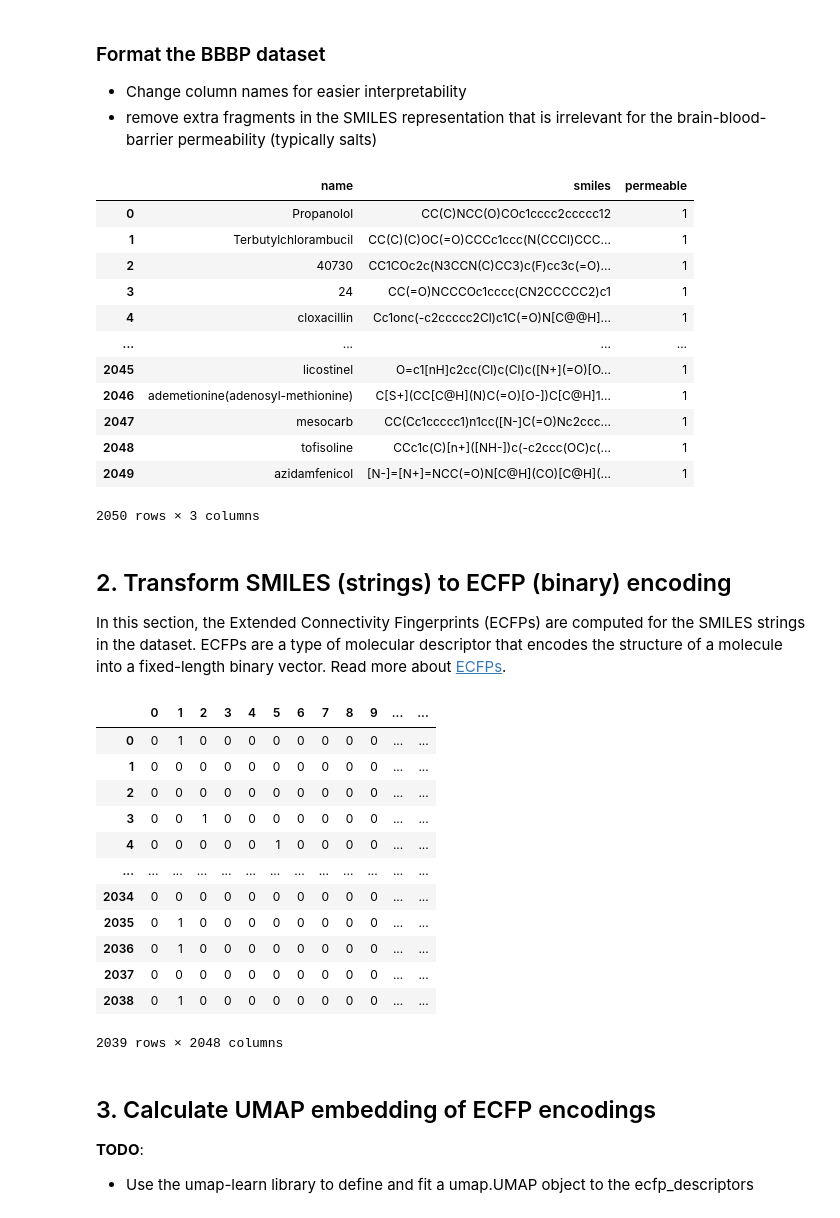
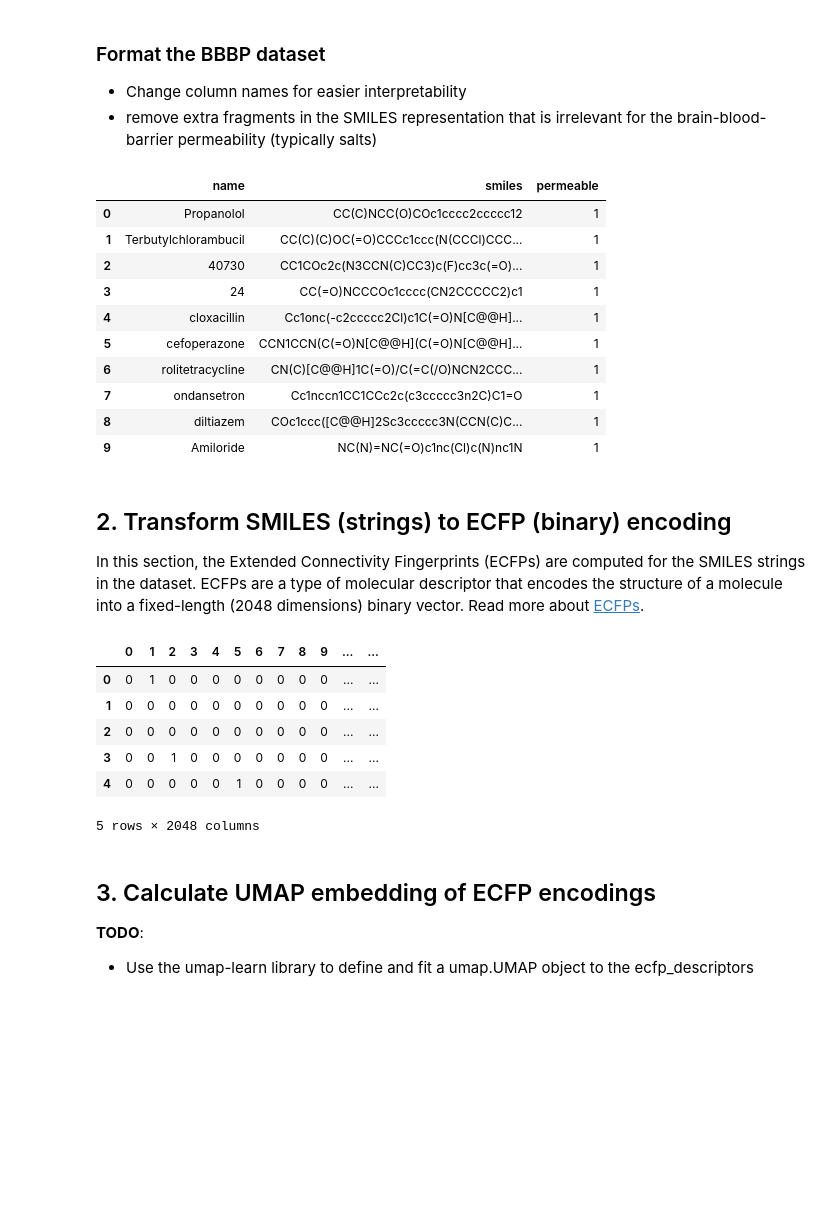
Before and after one commit to moritzmarquardt/workshop_IBEC, a Jupyter notebook: 01_bbbp_visualisation_umap.ipynb, the cells around one changed output. Cells and saved outputs as stored; diff of their text form; code cells hidden in the pictures; blank space fills up the shorter version.

```diff
--- a/01_bbbp_visualisation_umap.ipynb
+++ b/01_bbbp_visualisation_umap.ipynb
@@ -138,7 +143,7 @@ bbbp = bbbp[["name", "smiles", "permeable"]]
 # Remove extra fragments in SMILES
 bbbp["smiles"] = bbbp["smiles"].apply(get_largest_fragment_from_smiles).dropna()
 
-pd.DataFrame(bbbp)
+pd.DataFrame(bbbp).head(10)
 # %% [output]
 |  | name | smiles | permeable |
 | 0 | Propanolol | CC(C)NCC(O)COc1cccc2ccccc12 | 1 |
@@ -146,39 +151,31 @@ pd.DataFrame(bbbp)
 | 2 | 40730 | CC1COc2c(N3CCN(C)CC3)c(F)cc3c(=O)... | 1 |
 | 3 | 24 | CC(=O)NCCCOc1cccc(CN2CCCCC2)c1 | 1 |
 | 4 | cloxacillin | Cc1onc(-c2ccccc2Cl)c1C(=O)N[C@@H]... | 1 |
-| ... | ... | ... | ... |
-| 2045 | licostinel | O=c1[nH]c2cc(Cl)c(Cl)c([N+](=O)[O... | 1 |
-| 2046 | ademetionine(adenosyl-methionine) | C[S+](CC[C@H](N)C(=O)[O-])C[C@H]1... | 1 |
-| 2047 | mesocarb | CC(Cc1ccccc1)n1cc([N-]C(=O)Nc2ccc... | 1 |
-| 2048 | tofisoline | CCc1c(C)[n+]([NH-])c(-c2ccc(OC)c(... | 1 |
-| 2049 | azidamfenicol | [N-]=[N+]=NCC(=O)N[C@H](CO)[C@H](... | 1 |
+| 5 | cefoperazone | CCN1CCN(C(=O)N[C@@H](C(=O)N[C@@H]... | 1 |
+| 6 | rolitetracycline | CN(C)[C@@H]1C(=O)/C(=C(/O)NCN2CCC... | 1 |
+| 7 | ondansetron | Cc1nccn1CC1CCc2c(c3ccccc3n2C)C1=O | 1 |
+| 8 | diltiazem | COc1ccc([C@@H]2Sc3ccccc3N(CCN(C)C... | 1 |
+| 9 | Amiloride | NC(N)=NC(=O)c1nc(Cl)c(N)nc1N | 1 |
-2050 rows × 3 columns
 # %% [markdown]
 ## 2. Transform SMILES (strings) to ECFP (binary) encoding
 
-In this section, the Extended Connectivity Fingerprints (ECFPs) are computed for the SMILES strings in the dataset. ECFPs are a type of molecular descriptor that encodes the structure of a molecule into a fixed-length binary vector. Read more about [ECFPs](https://pubs.acs.org/doi/10.1021/ci100050t).
+In this section, the Extended Connectivity Fingerprints (ECFPs) are computed for the SMILES strings in the dataset. ECFPs are a type of molecular descriptor that encodes the structure of a molecule into a fixed-length (2048 dimensions) binary vector. Read more about [ECFPs](https://pubs.acs.org/doi/10.1021/ci100050t).
 # %%
 # Compute desrciptors and keep track of which failed to featurize
 ecfp_descriptors, keep_idx = compute_ecfp_descriptors(bbbp["smiles"])
 
 # Only keep those that sucessfully featurized
 bbbp = bbbp.iloc[keep_idx]
 
-pd.DataFrame(ecfp_descriptors)
+pd.DataFrame(ecfp_descriptors).head()
 # %% [output]
 |  | 0 | 1 | 2 | 3 | 4 | 5 | 6 | 7 | 8 | 9 | ... | ... |
 | 0 | 0 | 1 | 0 | 0 | 0 | 0 | 0 | 0 | 0 | 0 | ... | ... |
 | 1 | 0 | 0 | 0 | 0 | 0 | 0 | 0 | 0 | 0 | 0 | ... | ... |
 | 2 | 0 | 0 | 0 | 0 | 0 | 0 | 0 | 0 | 0 | 0 | ... | ... |
 | 3 | 0 | 0 | 1 | 0 | 0 | 0 | 0 | 0 | 0 | 0 | ... | ... |
 | 4 | 0 | 0 | 0 | 0 | 0 | 1 | 0 | 0 | 0 | 0 | ... | ... |
-| ... | ... | ... | ... | ... | ... | ... | ... | ... | ... | ... | ... | ... |
-| 2034 | 0 | 0 | 0 | 0 | 0 | 0 | 0 | 0 | 0 | 0 | ... | ... |
-| 2035 | 0 | 1 | 0 | 0 | 0 | 0 | 0 | 0 | 0 | 0 | ... | ... |
-| 2036 | 0 | 1 | 0 | 0 | 0 | 0 | 0 | 0 | 0 | 0 | ... | ... |
-| 2037 | 0 | 0 | 0 | 0 | 0 | 0 | 0 | 0 | 0 | 0 | ... | ... |
-| 2038 | 0 | 1 | 0 | 0 | 0 | 0 | 0 | 0 | 0 | 0 | ... | ... |
-2039 rows × 2048 columns
+5 rows × 2048 columns
 # %% [markdown]
 ## 3. Calculate UMAP embedding of ECFP encodings
 
```
Also changed, not shown: parts of 9 cells of this notebook.
